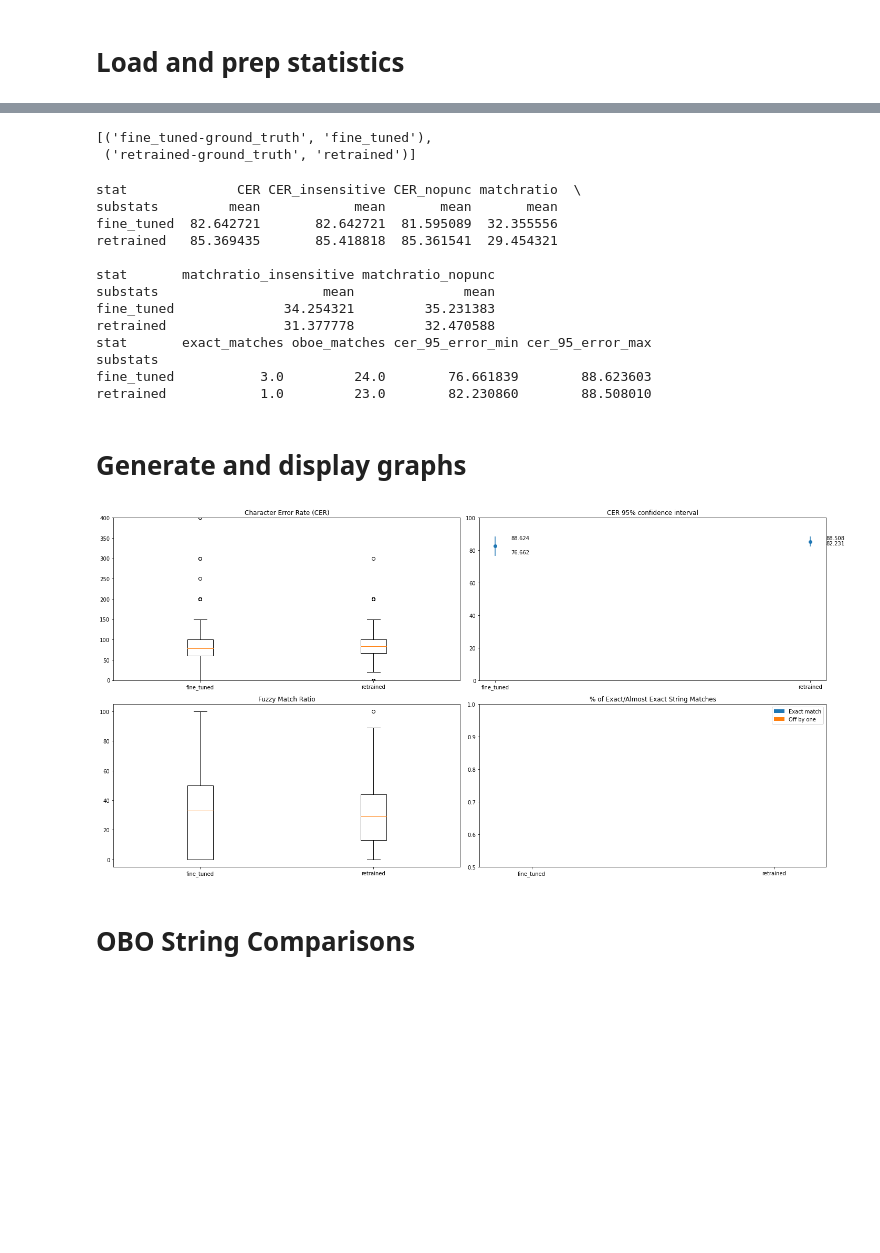
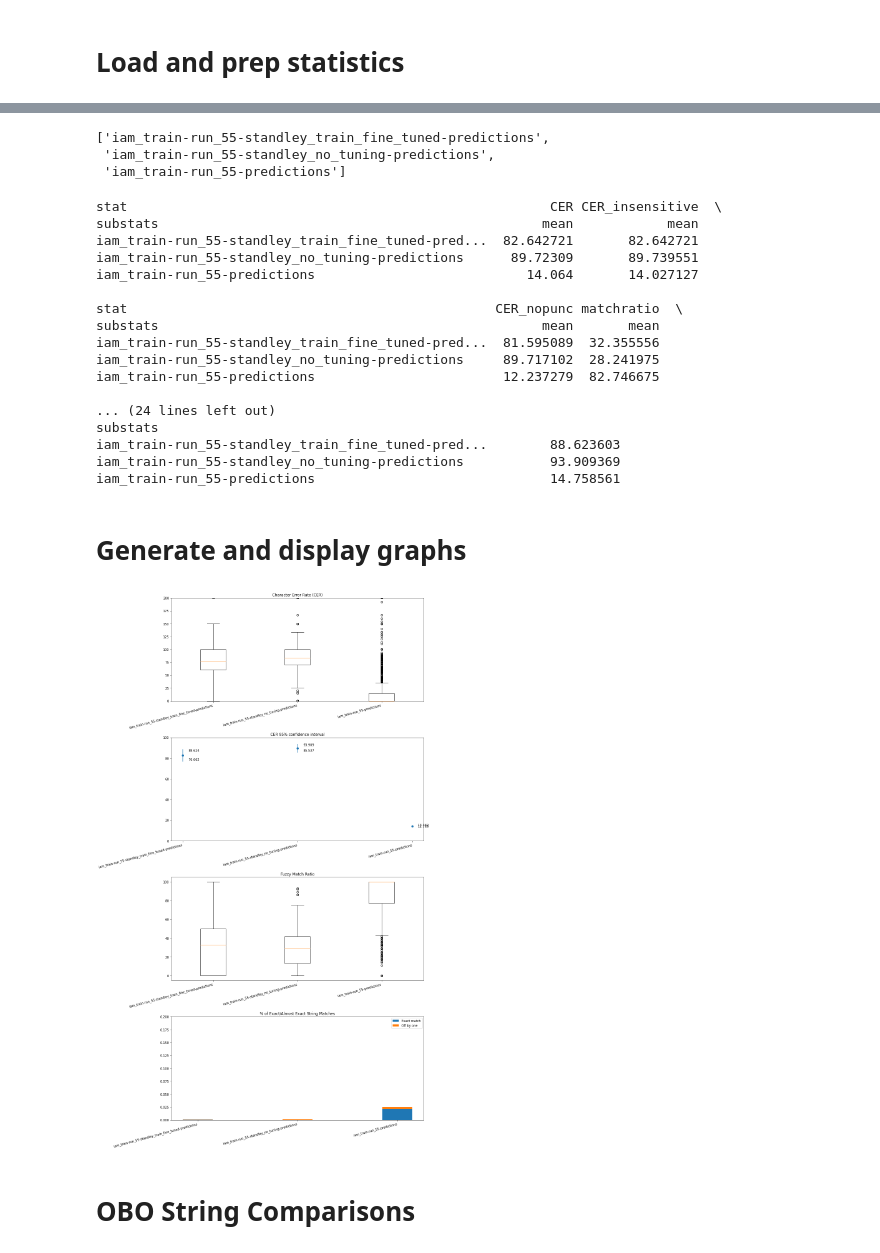
Before and after one commit to emcdona1/crnn_models_single_gpu, a Jupyter notebook: test_set_predictions/visualize_predictions.ipynb, the cells around one changed output, grey strips where cells are left out. Drawn from its saved outputs; the diff is of its cells as text; code cells hidden in the pictures; blank space fills up the shorter version.

Commit message:
Updated view of predictions

```diff
--- a/test_set_predictions/visualize_predictions.ipynb
+++ b/test_set_predictions/visualize_predictions.ipynb
@@ -46,7 +46,7 @@ models = list()
 
 for idx, filename in enumerate(filenames):
     new_results = pd.read_csv(filename)
-    model_label = Path(filename).stem.split('-')[0]
+    model_label = Path(filename).stem  #.split('-')[0]
     ground_truth_label = f'{model_label}-ground_truth'
     new_results = new_results.rename(columns={'label': ground_truth_label,
                             'prediction': model_label})
@@ -74,8 +74,9 @@ results
 # %%
-models
+[a[1] for a in models]
 # %% [output]
-[('fine_tuned-ground_truth', 'fine_tuned'),
- ('retrained-ground_truth', 'retrained')]
+['iam_train-run_55-standley_train_fine_tuned-predictions',
+ 'iam_train-run_55-standley_no_tuning-predictions',
+ 'iam_train-run_55-predictions']
 # %%
 NUM_STATS = 6
 NUM_SUB_STATS = 5
@@ -112,8 +113,8 @@ for ground_truth_label, model_label in models:
     apply_stat(model_label, f'{model_label} CER no punc', 'CER_nopunc', lambda r: asrtoolkit.cer(str(r[f'{ground_truth_label}-nopunc']), str(r[f'{model_label}-nopunc'])))
     apply_stat(model_label, f'{model_label} match ratio no punc', 'matchratio_nopunc',  lambda r: fuzz.ratio(str(r[f'{ground_truth_label}-lower']), str(r[f'{model_label}-lower'])))
 
-    exact = results.apply(lambda r: 1 if int(r[f'{model_label}-edit_distance']) == 0 else 0, axis=1).sum()
-    oboe = results.apply(lambda r: 1 if int(r[f'{model_label}-edit_distance']) == 1 else 0, axis=1).sum()
+    exact = results.dropna().apply(lambda r: 1 if int(r[f'{model_label}-edit_distance']) == 0 else 0, axis=1).sum()
+    oboe = results.dropna().apply(lambda r: 1 if int(r[f'{model_label}-edit_distance']) == 1 else 0, axis=1).sum()
     summary_results.loc[model_label, 'exact_matches'] = pd.to_numeric(exact, downcast='integer')
     summary_results.loc[model_label, 'oboe_matches'] = pd.to_numeric(oboe, downcast='integer')
 
@@ -127,26 +128,30 @@ print(summary_results[[('CER', 'mean'), ('CER_insensitive', 'mean'), ('CER_nopun
                        ('matchratio', 'mean'), ('matchratio_insensitive', 'mean'), ('matchratio_nopunc', 'mean')]])
 print(summary_results[['exact_matches', 'oboe_matches', 'cer_95_error_min', 'cer_95_error_max']])
 # %% [output]
-stat              CER CER_insensitive CER_nopunc matchratio  \
-substats         mean            mean       mean       mean
-fine_tuned  82.642721       82.642721  81.595089  32.355556
-retrained   85.369435       85.418818  85.361541  29.454321
+stat                                                      CER CER_insensitive  \
+substats                                                 mean            mean
+iam_train-run_55-standley_train_fine_tuned-pred...  82.642721       82.642721
+iam_train-run_55-standley_no_tuning-predictions      89.72309       89.739551
+iam_train-run_55-predictions                           14.064       14.027127
 
-stat       matchratio_insensitive matchratio_nopunc
-substats                     mean              mean
-fine_tuned              34.254321         35.231383
-retrained               31.377778         32.470588
-stat       exact_matches oboe_matches cer_95_error_min cer_95_error_max
+stat                                               CER_nopunc matchratio  \
+substats                                                 mean       mean
+iam_train-run_55-standley_train_fine_tuned-pred...  81.595089  32.355556
+iam_train-run_55-standley_no_tuning-predictions     89.717102  28.241975
+iam_train-run_55-predictions                        12.237279  82.746675
+
+... (24 lines left out)
 substats
-fine_tuned           3.0         24.0        76.661839        88.623603
-retrained            1.0         23.0        82.230860        88.508010
+iam_train-run_55-standley_train_fine_tuned-pred...        88.623603
+iam_train-run_55-standley_no_tuning-predictions           93.909369
+iam_train-run_55-predictions                              14.758561
 # %% [markdown]
 # Generate and display graphs
 # %%
 def plot_cer(graph):
     graph.set_title('Character Error Rate (CER)')
-    graph.set_xticklabels([label[1] for label in models])
-    graph.set_ylim([-1, 400])
+    graph.set_xticklabels([label[1] for label in models], rotation=15, horizontalalignment='right')
+    graph.set_ylim([-1, 200])
     subset = results[[f'{label[1]} CER' for label in models]].T
     subset = np.asarray([model[1].dropna() for model in subset.iterrows()], dtype=object).T
     graph = graph.boxplot(subset)
@@ -160,44 +165,46 @@ def plot_cer_confidence_interval(graph):
     error_min = [summary_results.loc[label[1], ('CER', 'mean')] - min[label[1]] for label in models]
     error_max = [max[label[1]] - summary_results.loc[label[1], ('CER', 'mean')] for label in models]
     graph.set_title('CER 95% confidence interval')
-    graph.set_xticklabels([label[1] for label in models])
+    graph.set_xticklabels([label[1] for label in models], rotation=15, horizontalalignment='right')
     graph.set_ylim(top=100)
     graph.errorbar([label[1] for label in models], summary_results[('CER', 'mean')], yerr=[error_min, error_max], fmt='o')
     for i in range(len(models)):
         graph.text(i + 0.05, max[i] - 2, f'{max[i]:.3f}')
         graph.text(i + 0.05, min[i] + 1, f'{min[i]:.3f}')
 
 
 def plot_fuzzy_match(graph):
     graph.set_title('Fuzzy Match Ratio')
-    graph.set_xticklabels([label[1] for label in models])
+    graph.set_xticklabels([label[1] for label in models], rotation=15, horizontalalignment='right')
     subset = results[[f'{label[1]} match ratio' for label in models]].T
     subset = np.asarray([model[1].dropna() for model in subset.iterrows()], dtype=object).T
     graph = graph.boxplot(subset)
 
 
 def plot_close_matches(graph):  # todo
     graph.set_title('% of Exact/Almost Exact String Matches')
     exact_matches = [match/results.shape[0] for match in summary_results['exact_matches']]
     obo_matches = [match/results.shape[0] for match in summary_results['oboe_matches']]
     ex = graph.bar([label[1] for label in models], exact_matches,
                    width=0.3, label='Exact match')
     obo = graph.bar([label[1] for label in models], obo_matches,
                     width=0.3, bottom=exact_matches, label='Off by one')
-    graph.set_ybound(0.5, 1)
+    graph.set_xticklabels([label[1] for label in models], rotation=15, horizontalalignment='right')
+    graph.set_ybound(0, 0.2)
     graph.legend()
 
 
-fig, ((graph1, graph2), (graph3, graph4)) = plt.subplots(2, 2, figsize=(20, 10))
+fig, ((graph1, graph2, graph3, graph4)) = plt.subplots(4, 1, figsize=(15, 25))
 # fig, graph1 = plt.subplots(1, 1, figsize=(10, 7))  # For saving individual charts
+
 
 plot_cer(graph1)
 plot_cer_confidence_interval(graph2)
 plot_fuzzy_match(graph3)
 plot_close_matches(graph4)
 fig.tight_layout()
 # %% [output]
-[figure, old version]
+[figure, new version]
 # %% [markdown]
 # OBO String Comparisons
 # %%
```
Also changed, not shown: parts of 2 cells of this notebook, 1 other file.
